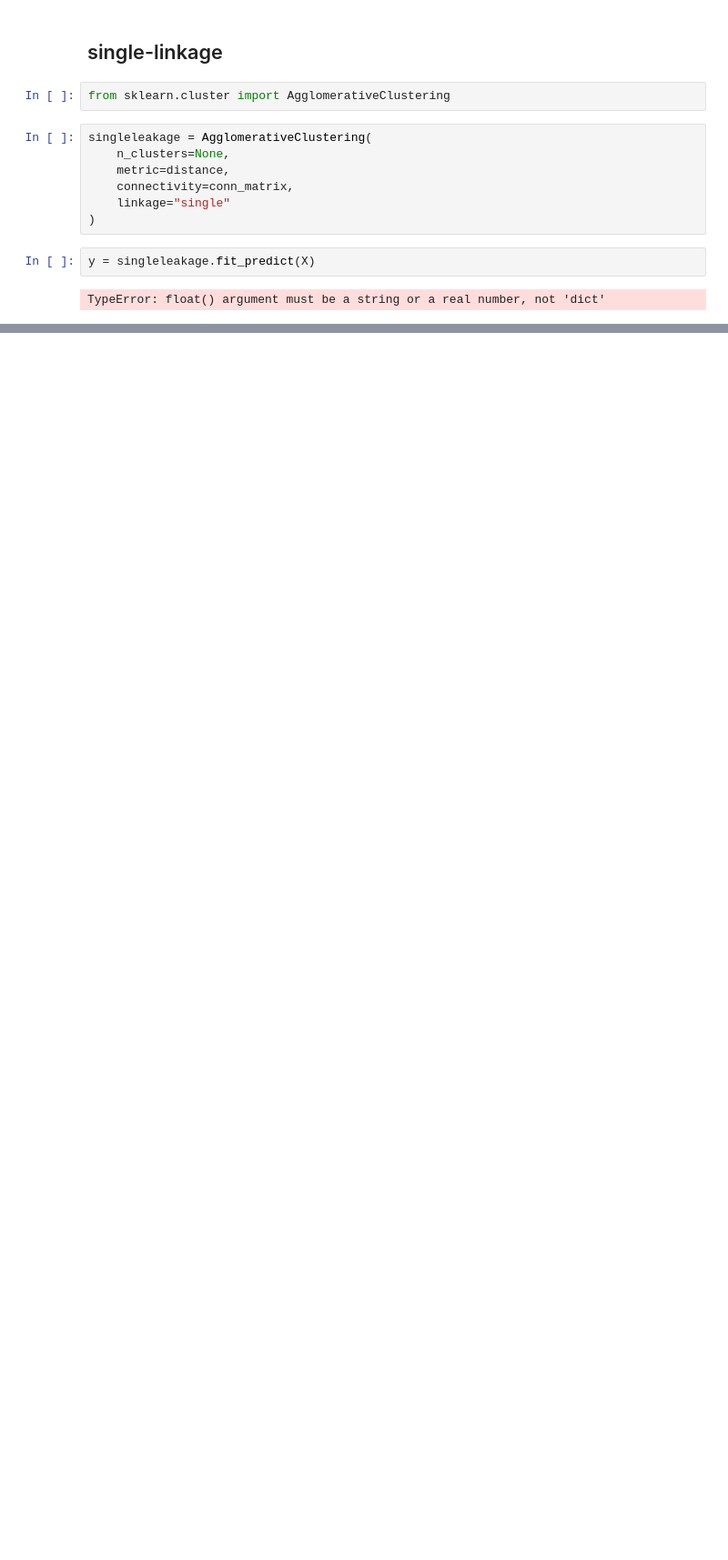
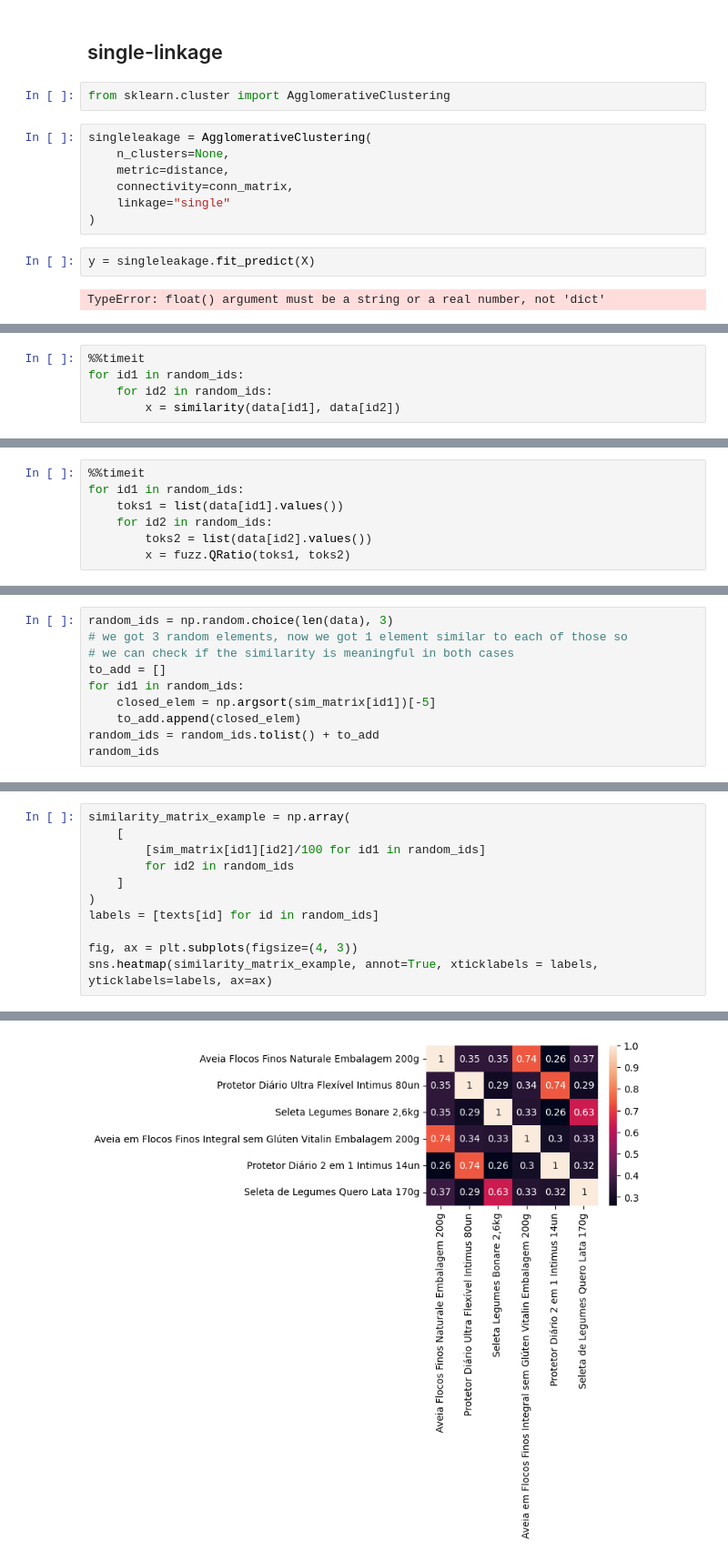
Before and after one commit to SteliosKarvanis/ShopSmart, a Jupyter notebook: product_clustering.ipynb, the cells around one changed output, grey strips where cells are left out. Shown at 91% size. Drawn from its saved outputs; the diff is of its cells as text; blank space fills up the shorter version.

```diff
--- a/product_clustering.ipynb
+++ b/product_clustering.ipynb
@@ -174,0 +203,5 @@ TypeError: float() argument must be a string or a real number, not 'dict'
+# %%
+%%timeit
+for id1 in random_ids:
+    for id2 in random_ids:
+        x = similarity(data[id1], data[id2])
@@ -174,0 +210,7 @@ TypeError: float() argument must be a string or a real number, not 'dict'
+# %%
+%%timeit
+for id1 in random_ids:
+    toks1 = list(data[id1].values())
+    for id2 in random_ids:
+        toks2 = list(data[id2].values())
+        x = fuzz.QRatio(toks1, toks2)
@@ -174,0 +237,10 @@ TypeError: float() argument must be a string or a real number, not 'dict'
+# %%
+random_ids = np.random.choice(len(data), 3)
+# we got 3 random elements, now we got 1 element similar to each of those so
+# we can check if the similarity is meaningful in both cases
+to_add = []
+for id1 in random_ids:
+    closed_elem = np.argsort(sim_matrix[id1])[-5]
+    to_add.append(closed_elem)
+random_ids = random_ids.tolist() + to_add
+random_ids
@@ -174,0 +254,12 @@ TypeError: float() argument must be a string or a real number, not 'dict'
+# %%
+similarity_matrix_example = np.array(
+    [
+        [sim_matrix[id1][id2]/100 for id1 in random_ids]
+        for id2 in random_ids
+    ]
+)
+labels = [texts[id] for id in random_ids]
+
+fig, ax = plt.subplots(figsize=(4, 3))
+sns.heatmap(similarity_matrix_example, annot=True, xticklabels = labels, yticklabels=labels, ax=ax)
+# %% [output]
@@ -174,0 +267 @@ TypeError: float() argument must be a string or a real number, not 'dict'
+[figure, added]
```
Also changed, not shown: parts of 22 cells of this notebook.
